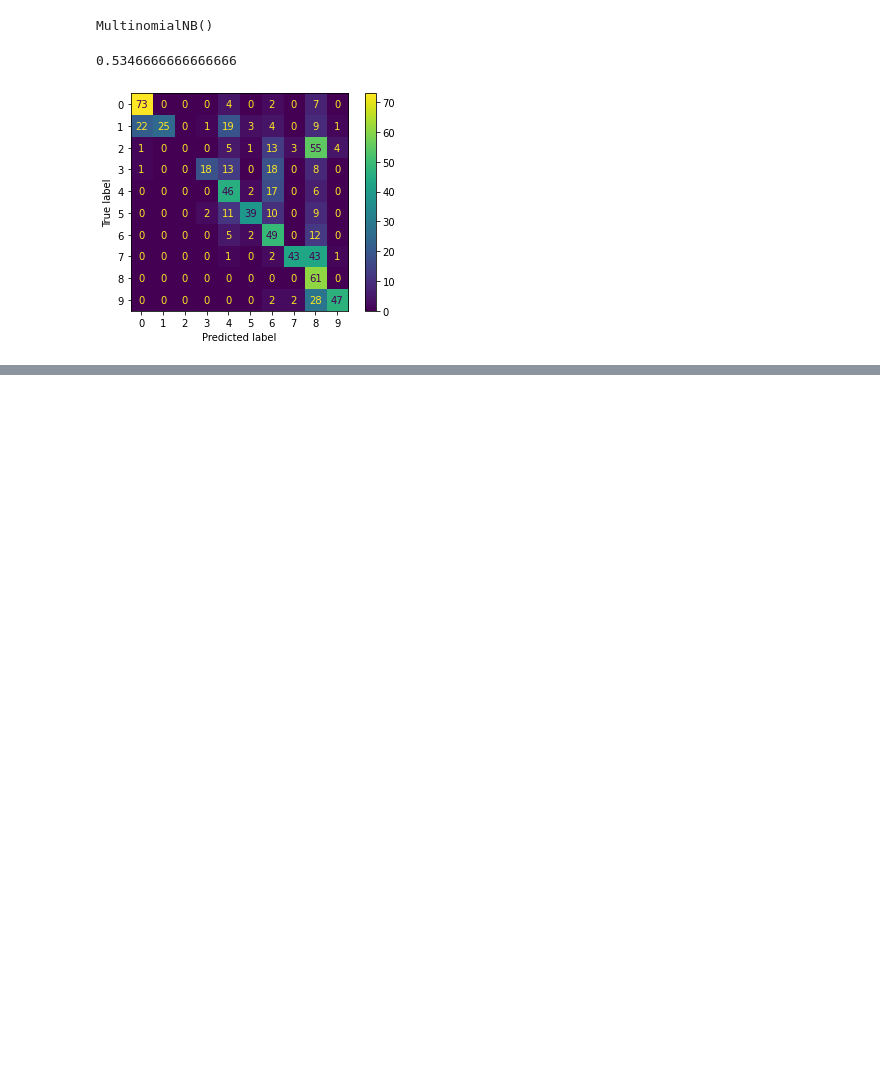
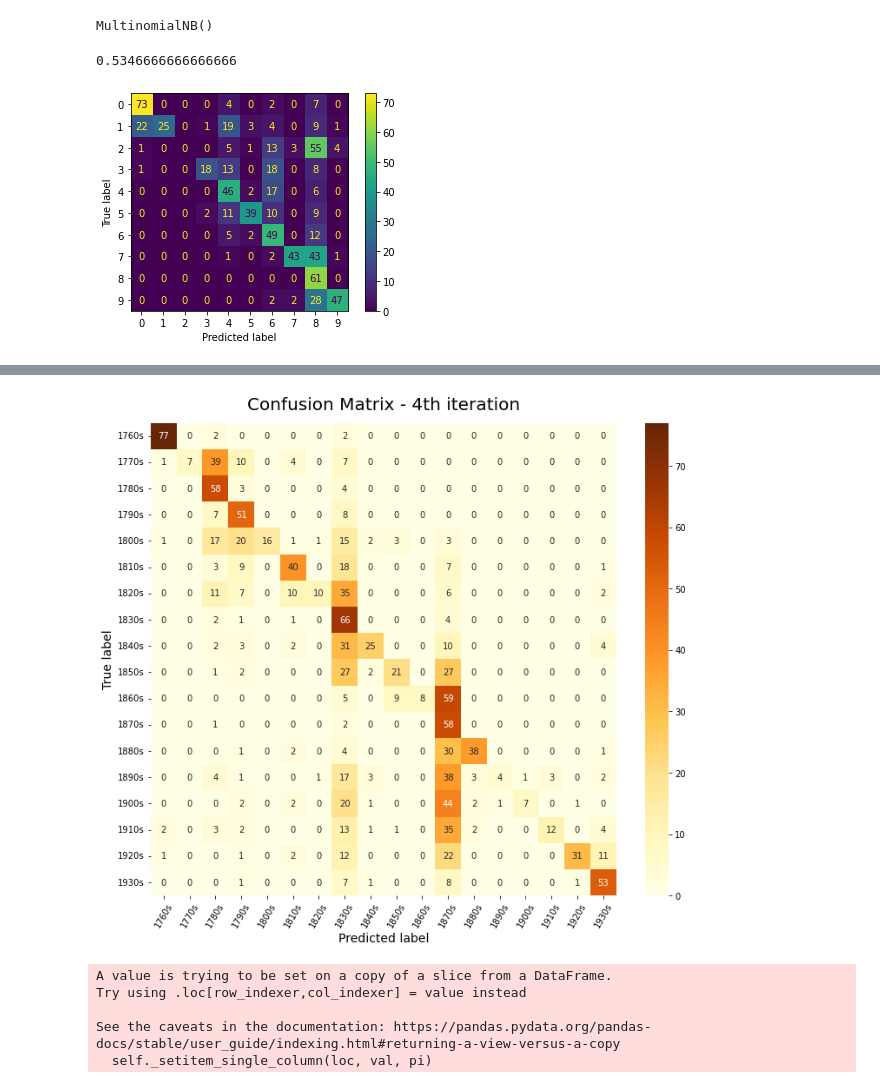
Before and after one commit to ATC-mmueller/nlp_publication_year, a Jupyter notebook: modeling.ipynb, the cells around one changed output, grey strips where cells are left out. Cells and saved outputs as stored; diff of their text form; code cells hidden in the pictures; blank space fills up the shorter version.

```diff
--- a/modeling.ipynb
+++ b/modeling.ipynb
@@ -511,0 +369,6 @@ plt.show()
+# %%
+df = df.loc[~df.num_lemma < 50]
+# %%
+df['ch_lemma'] = df.lemma.apply(lambda x: ' '.join(x))
+# %%
+decade_list = df.decade.value_counts().head(18).index.tolist()
@@ -511,0 +419,2 @@ plt.show()
+# %%
+decade_list.sort()
@@ -511,0 +443,20 @@ plt.show()
+# %%
+fig, ax = plt.subplots(figsize = (12,10))
+sns.heatmap(data = confusion_matrix(y_test, y_pred),
+            cmap = 'YlOrBr',
+            annot=True,
+            fmt = 'd',
+            xticklabels = decade_list,
+           yticklabels = decade_list
+           )
+
+
+#disp.plot(ax=ax, xticks_rotation=60, cmap='YlOrBr')
+plt.title('Confusion Matrix - 4th iteration', fontsize=20, pad=15.0)
+plt.xlabel('Predicted label', fontsize=14)
+plt.ylabel('True label', fontsize=14)
+plt.xticks(rotation=60)
+#plt.savefig('viz/sns_heatmap_iteration_3.png')
+plt.show()
+# %% [output]
+[figure, added]
@@ -511,0 +471,12 @@ plt.show()
+# %%
+decade_list = df.decade.value_counts().index.tolist()
+for decade in decade_list:
+    if df.loc[df.decade == decade].shape[0] > 500:
+        df.loc[df.decade == decade] = df.loc[df.decade == decade].sample(500)
+df = df.loc[~df.decade.isna()]
+# %% [output]
+A value is trying to be set on a copy of a slice from a DataFrame.
+Try using .loc[row_indexer,col_indexer] = value instead
+
+See the caveats in the documentation: https://pandas.pydata.org/pandas-docs/stable/user_guide/indexing.html#returning-a-view-versus-a-copy
+  self._setitem_single_column(loc, val, pi)
```
Also changed, not shown: parts of 73 cells of this notebook, 9 other files.
